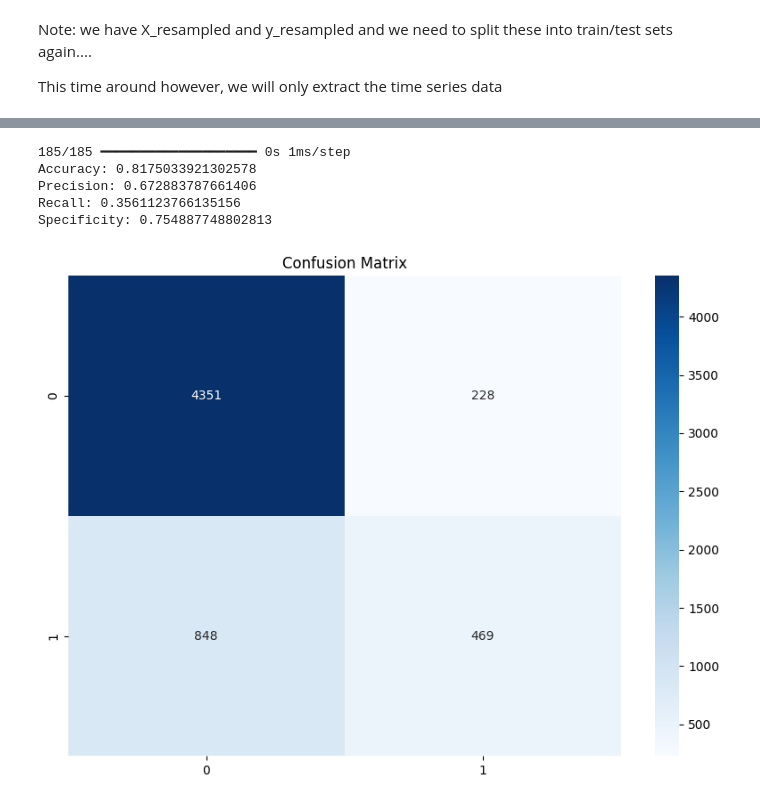
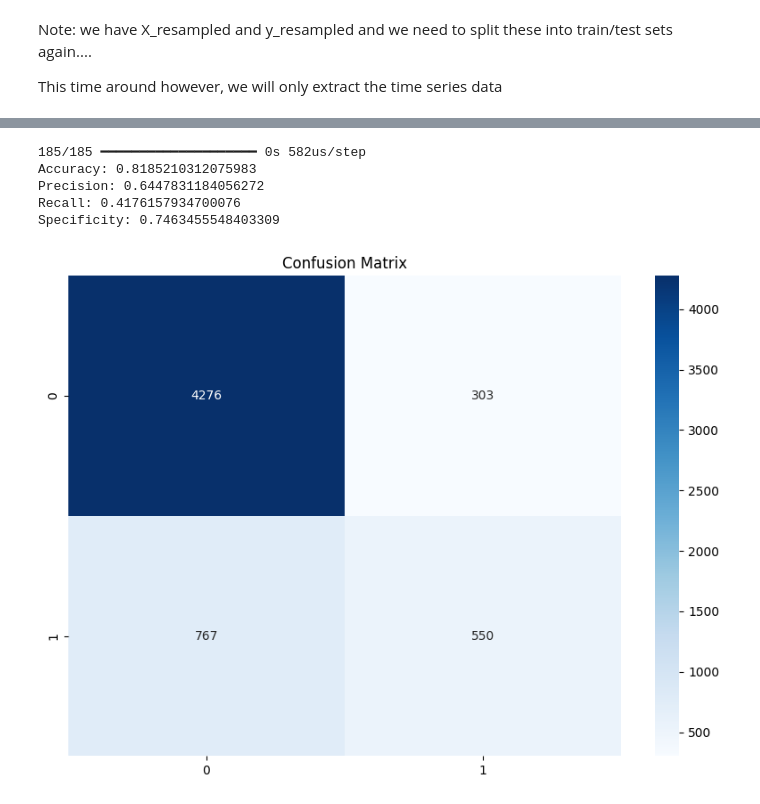
Before and after one commit to DiegoOzuna/LSTM-Credit-Default, a Jupyter notebook: Credit_Default.ipynb, the cells around one changed output, grey strips where cells are left out. Drawn from its saved outputs; the diff is of its cells as text; code cells hidden in the pictures.

Commit message:
Fixed time data. Plot time data. Updated models.

```diff
--- a/Credit_Default.ipynb
+++ b/Credit_Default.ipynb
@@ -90,0 +87,9 @@ data = data[data['EDUCATION'] != 0]
+# %%
+data = raw_data[raw_data['MARRIAGE'] != 0]
+data = data[data['EDUCATION'] < 4]
+data = data[data['EDUCATION'] != 0]
+
+# Reverse the order of the time series columns so that the months are in order...
+data.iloc[:, 5:11] = data.iloc[:, 10:4:-1].values
+data.iloc[:, 11:17] = data.iloc[:, 16:10:-1].values
+data.iloc[:, 17:23] = data.iloc[:, 22:16:-1].values
@@ -325,9 +385,9 @@ from sklearn.metrics import confusion_matrix, accuracy_score, precision_score, r
 import matplotlib.pyplot as plt
 import seaborn as sns
 
-def printInfo(model):
+def printInfo(model, inputs):
     # Use the model to make predictions
-    y_pred_prob = model.predict(X_time_series_test)
+    y_pred_prob = model.predict(inputs)
 
     # Apply a threshold to get strict 0 or 1 values
     y_pred = (y_pred_prob > 0.5).astype(int)
@@ -546,6 +608,6 @@ attentionLSTM_s.add(Dense(1, activation='sigmoid'))
 attentionLSTM_s.compile(optimizer='adam', loss='binary_crossentropy', metrics=['accuracy'])
 
 # Fit the model
-attentionLSTM_s.fit(X_time_series_train, y_train, validation_data=(X_time_series_val, y_val), batch_size=128, epochs=10)
+attentionLSTM_s.fit(X_time_series_train, y_train, validation_data=(X_time_series_val, y_val), batch_size=32, epochs=10)
 # %% [output]
 Epoch 1/10
@@ -584,7 +646,7 @@ model5 = Sequential()
 
 # Add LSTM layer
 # Adjust the units and dropout according to your data
-model5.add(LSTM(units=50, dropout=0.2, input_shape=(3, 6)))
+model5.add(LSTM(units=18, dropout=0.2, input_shape=(3, 6)))
 
 # Add Dense layer for binary classification
 model5.add(Dense(1, activation='sigmoid'))
@@ -619,10 +681,10 @@ Epoch 10/10
 <keras.src.callbacks.history.History at 0x...>
 # %%
-printInfo(model5)
+printInfo(model5, X_time_series_test)
 # %% [output]
-185/185 ━━━━━━━━━━━━━━━━━━━━ 0s 1ms/step
-Accuracy: 0.8175033921302578
-Precision: 0.672883787661406
-Recall: 0.3561123766135156
-Specificity: 0.754887748802813
+185/185 ━━━━━━━━━━━━━━━━━━━━ 0s 582us/step
+Accuracy: 0.8185210312075983
+Precision: 0.6447831184056272
+Recall: 0.4176157934700076
+Specificity: 0.7463455548403309
-[figure, old version]
+[figure, new version]
```
Also changed, not shown: parts of 17 cells of this notebook.
